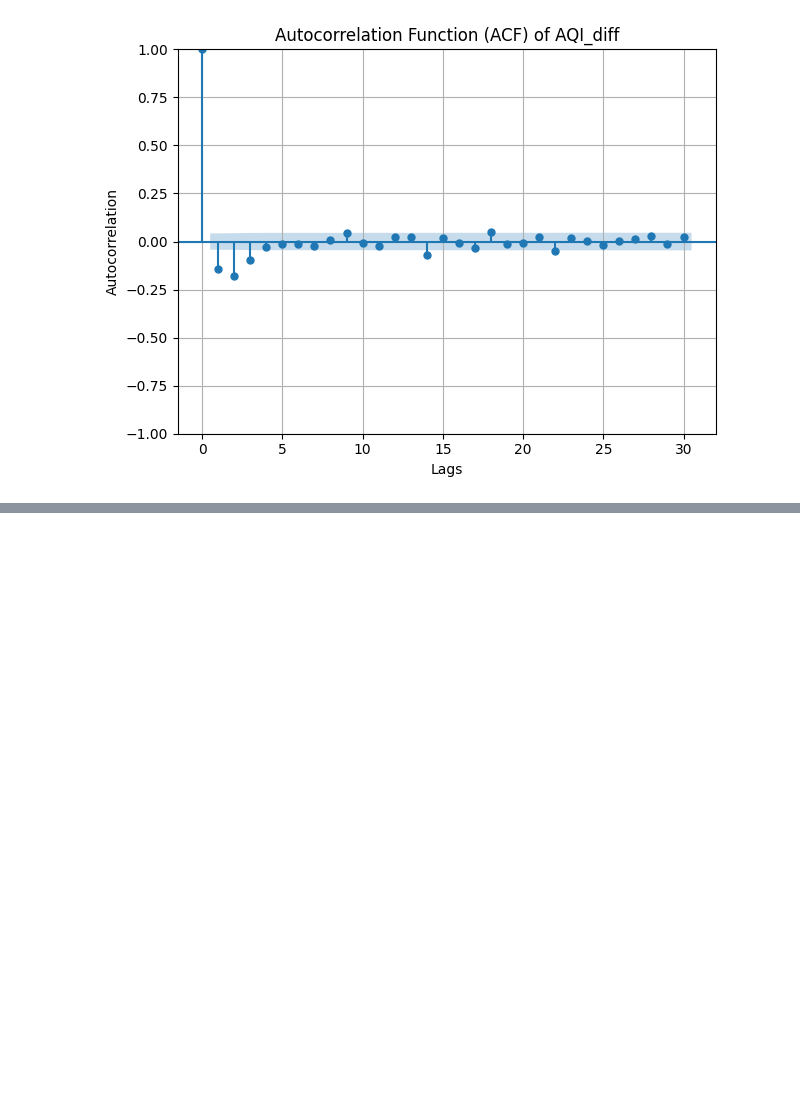
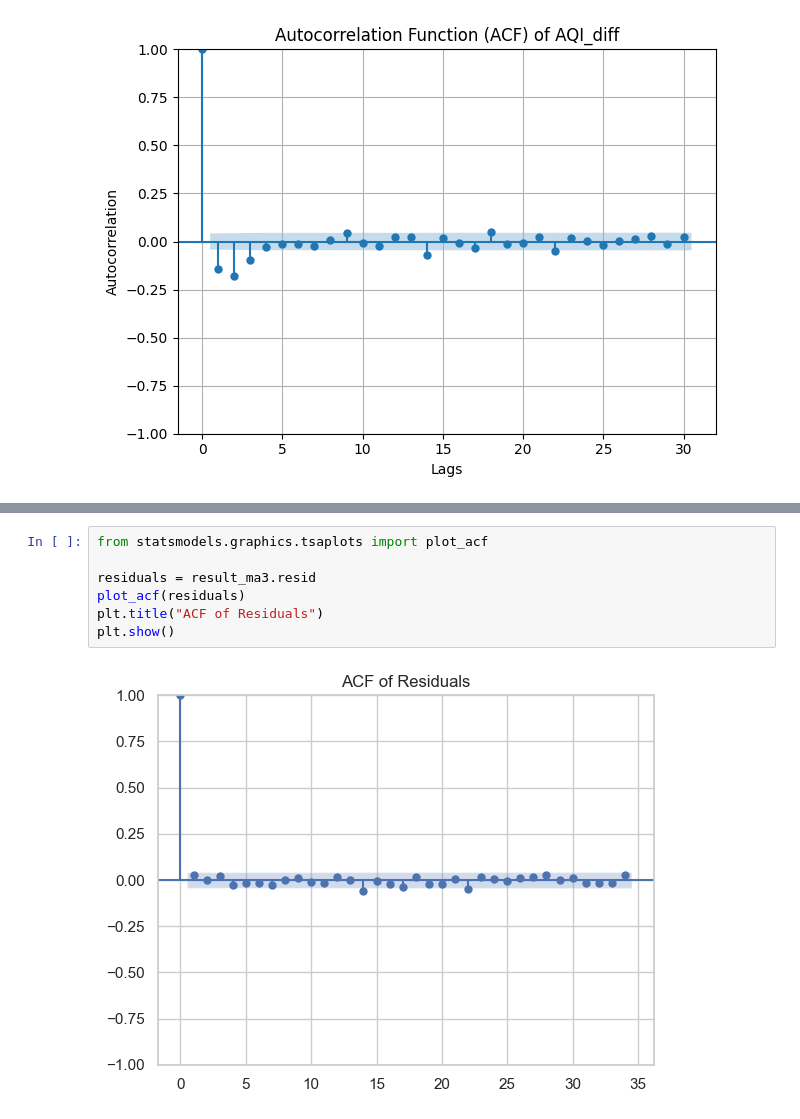
Before and after one commit to Krishil-Jayswal/AQI-Predicter, a Jupyter notebook: 3. TSA/analysis.ipynb, the cells around one changed output, grey strips where cells are left out. Saved outputs shown, nothing was run; the diff lists cells and outputs as text; blank space fills up the shorter version.

```diff
--- a/3. TSA/analysis.ipynb
+++ b/3. TSA/analysis.ipynb
@@ -293,0 +327,9 @@ plt.show()
+# %%
+from statsmodels.graphics.tsaplots import plot_acf
+
+residuals = result_ma3.resid
+plot_acf(residuals)
+plt.title("ACF of Residuals")
+plt.show()
+# %% [output]
+[figure, added]
```
Also changed, not shown: parts of 5 cells of this notebook.
